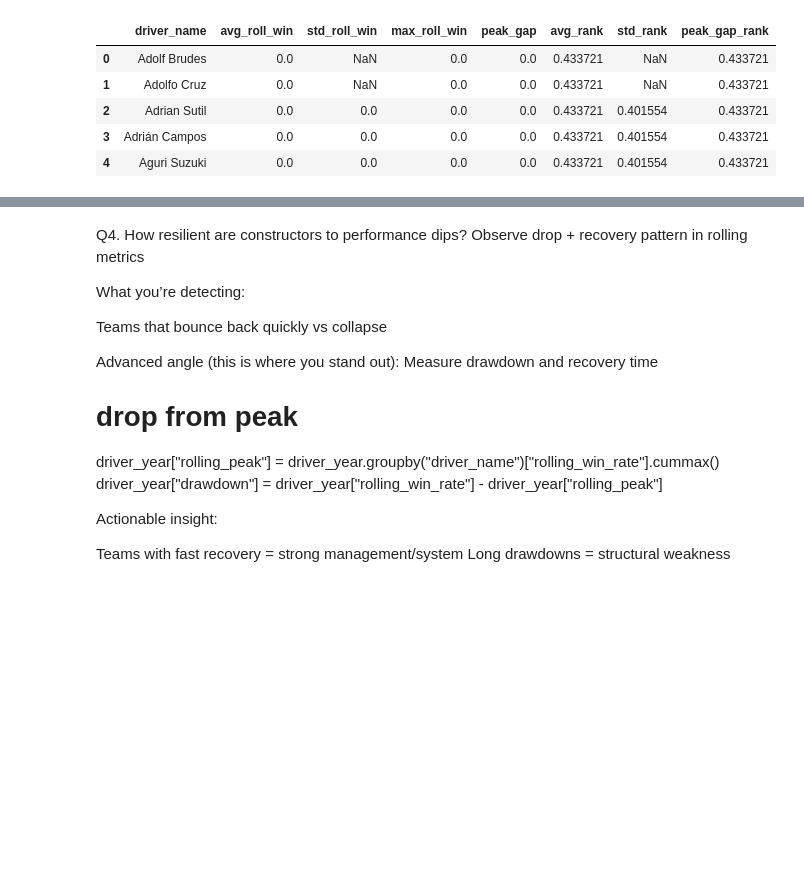
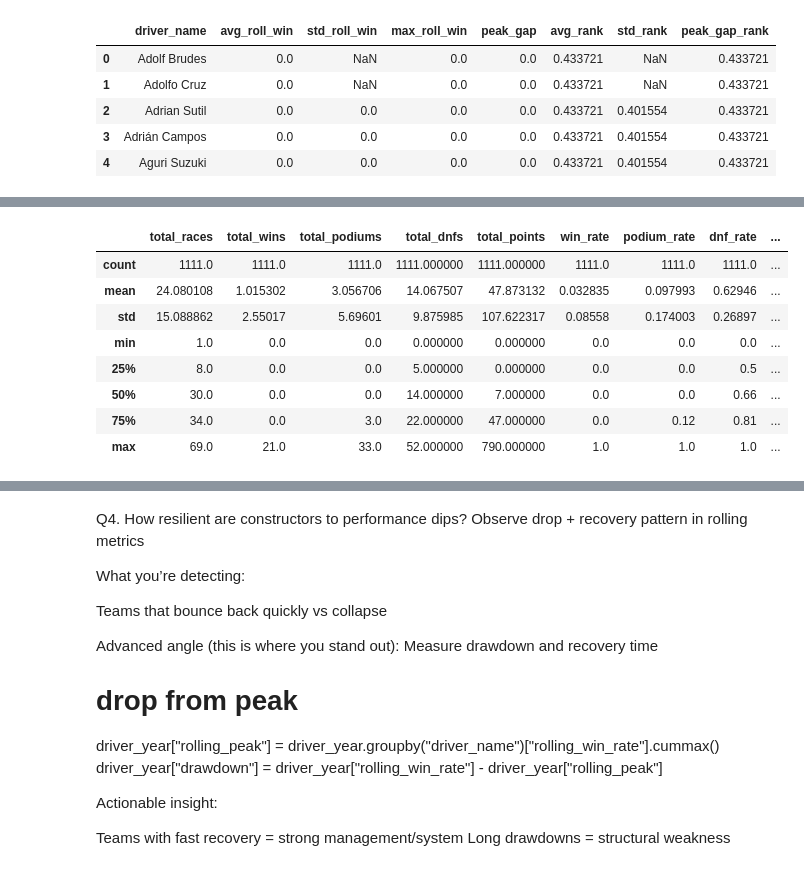
Before and after one commit to anirudhdhagate/f1-analytics-lab, a Jupyter notebook: notebooks/F1_Performance_Analytics_Pandas.ipynb, the cells around one changed output, grey strips where cells are left out. Saved outputs shown, nothing was run; the diff lists cells and outputs as text; code cells hidden in the pictures; blank space fills up the shorter version.

```diff
--- a/notebooks/F1_Performance_Analytics_Pandas.ipynb
+++ b/notebooks/F1_Performance_Analytics_Pandas.ipynb
@@ -703,0 +798,12 @@ Short bursts = risky investment
+# %%
+constructor_year.describe()
+# %% [output]
+|  | total_races | total_wins | total_podiums | total_dnfs | total_points | win_rate | podium_rate | dnf_rate | ... |
+| count | 1111.0 | 1111.0 | 1111.0 | 1111.000000 | 1111.000000 | 1111.0 | 1111.0 | 1111.0 | ... |
+| mean | 24.080108 | 1.015302 | 3.056706 | 14.067507 | 47.873132 | 0.032835 | 0.097993 | 0.62946 | ... |
+| std | 15.088862 | 2.55017 | 5.69601 | 9.875985 | 107.622317 | 0.08558 | 0.174003 | 0.26897 | ... |
+| min | 1.0 | 0.0 | 0.0 | 0.000000 | 0.000000 | 0.0 | 0.0 | 0.0 | ... |
+| 25% | 8.0 | 0.0 | 0.0 | 5.000000 | 0.000000 | 0.0 | 0.0 | 0.5 | ... |
+| 50% | 30.0 | 0.0 | 0.0 | 14.000000 | 7.000000 | 0.0 | 0.0 | 0.66 | ... |
+| 75% | 34.0 | 0.0 | 3.0 | 22.000000 | 47.000000 | 0.0 | 0.12 | 0.81 | ... |
+| max | 69.0 | 21.0 | 33.0 | 52.000000 | 790.000000 | 1.0 | 1.0 | 1.0 | ... |
```
Also changed, not shown: parts of 42 cells of this notebook, 1 other file.
